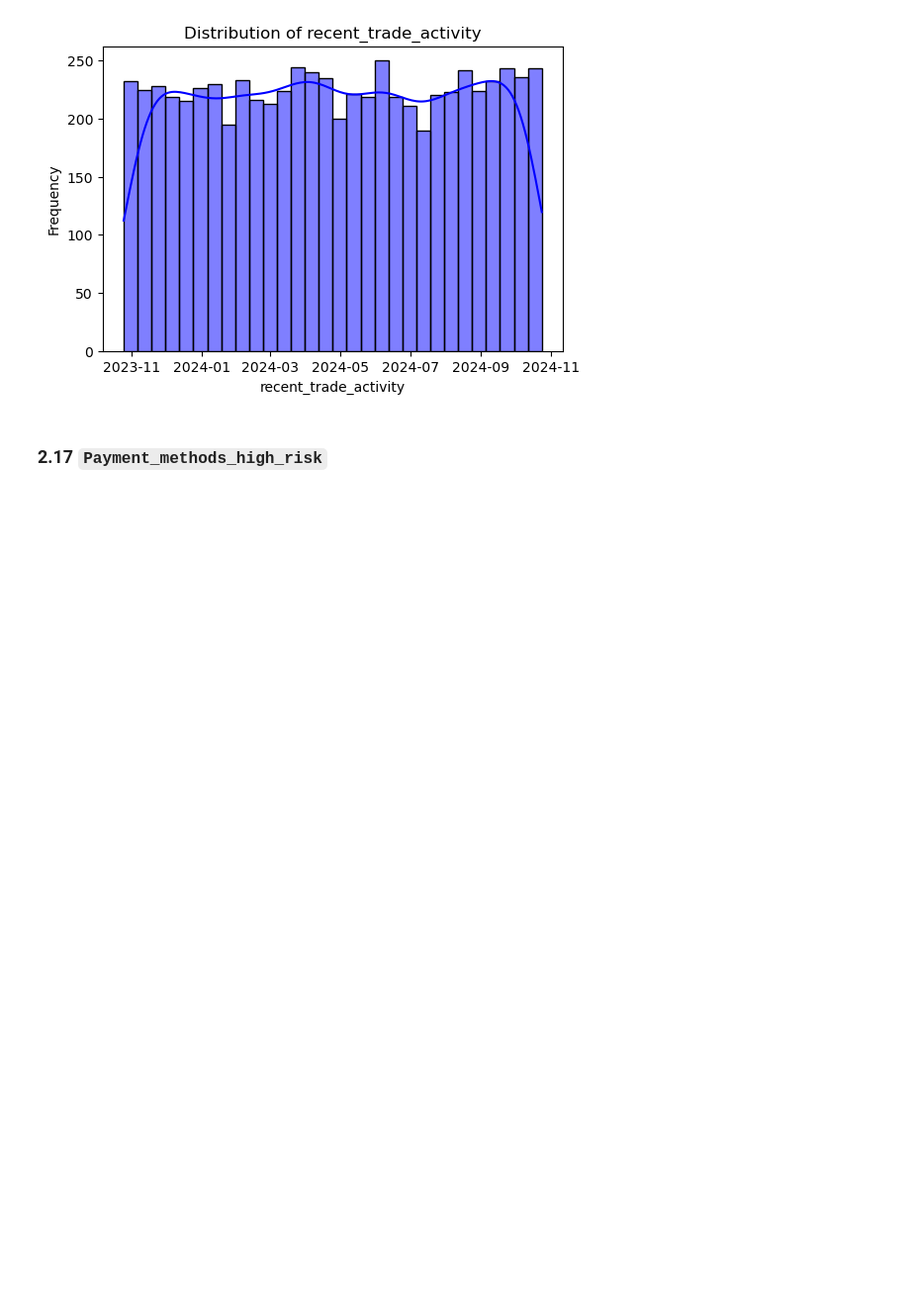
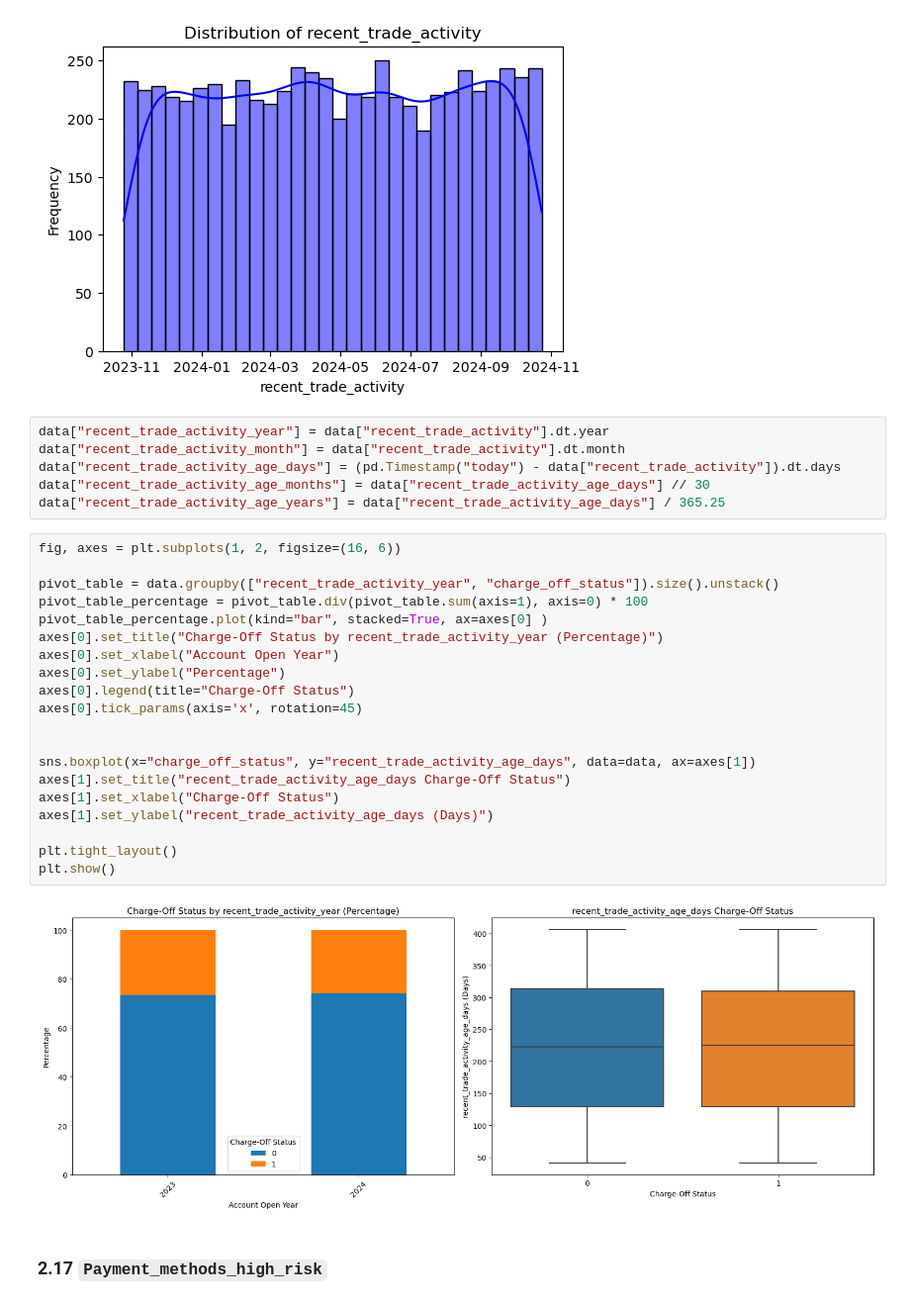
Before and after one commit to hchamikadilshan/CreditRisk360-ISC2024, a Jupyter notebook: notebooks/4 - eda.ipynb, the cells around one changed output. Shown at 99% size. Saved outputs shown, nothing was run; the diff lists cells and outputs as text; blank space fills up the shorter version.

```diff
--- a/notebooks/4 - eda.ipynb
+++ b/notebooks/4 - eda.ipynb
@@ -932,6 +961,34 @@ plt.ylabel('Frequency')
 plt.show()
 # %% [output]
 [figure]
+# %%
+data["recent_trade_activity_year"] = data["recent_trade_activity"].dt.year
+data["recent_trade_activity_month"] = data["recent_trade_activity"].dt.month
+data["recent_trade_activity_age_days"] = (pd.Timestamp("today") - data["recent_trade_activity"]).dt.days
+data["recent_trade_activity_age_months"] = data["recent_trade_activity_age_days"] // 30
+data["recent_trade_activity_age_years"] = data["recent_trade_activity_age_days"] / 365.25
+# %%
+fig, axes = plt.subplots(1, 2, figsize=(16, 6))
+
+pivot_table = data.groupby(["recent_trade_activity_year", "charge_off_status"]).size().unstack()
+pivot_table_percentage = pivot_table.div(pivot_table.sum(axis=1), axis=0) * 100
+pivot_table_percentage.plot(kind="bar", stacked=True, ax=axes[0] )
+axes[0].set_title("Charge-Off Status by recent_trade_activity_year (Percentage)")
+axes[0].set_xlabel("Account Open Year")
+axes[0].set_ylabel("Percentage")
+axes[0].legend(title="Charge-Off Status")
+axes[0].tick_params(axis='x', rotation=45)
+
+
+sns.boxplot(x="charge_off_status", y="recent_trade_activity_age_days", data=data, ax=axes[1])
+axes[1].set_title("recent_trade_activity_age_days Charge-Off Status")
+axes[1].set_xlabel("Charge-Off Status")
+axes[1].set_ylabel("recent_trade_activity_age_days (Days)")
+
+plt.tight_layout()
+plt.show()
+# %% [output]
+[figure, added]
 # %% [markdown]
 ### 2.17 `Payment_methods_high_risk`
 # %%
```
Also changed, not shown: parts of 27 cells of this notebook.
